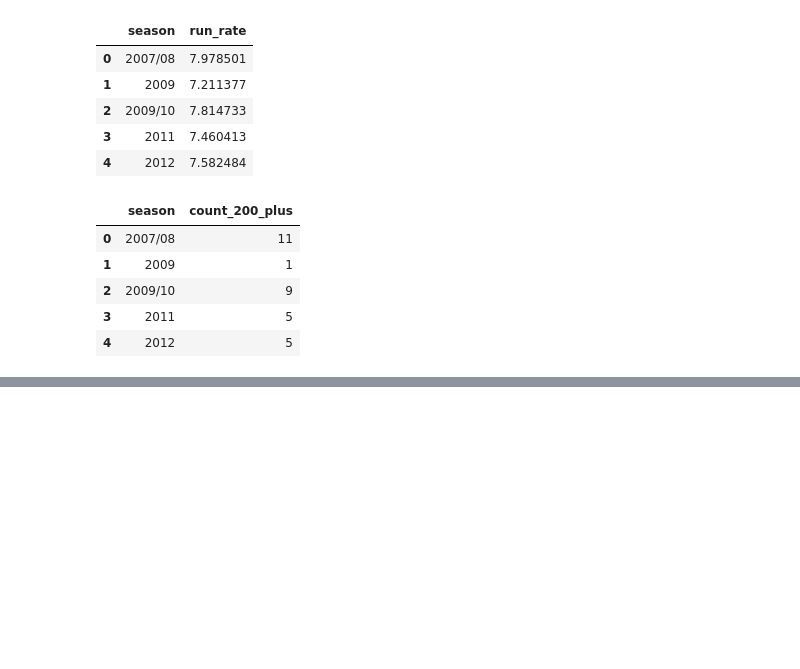
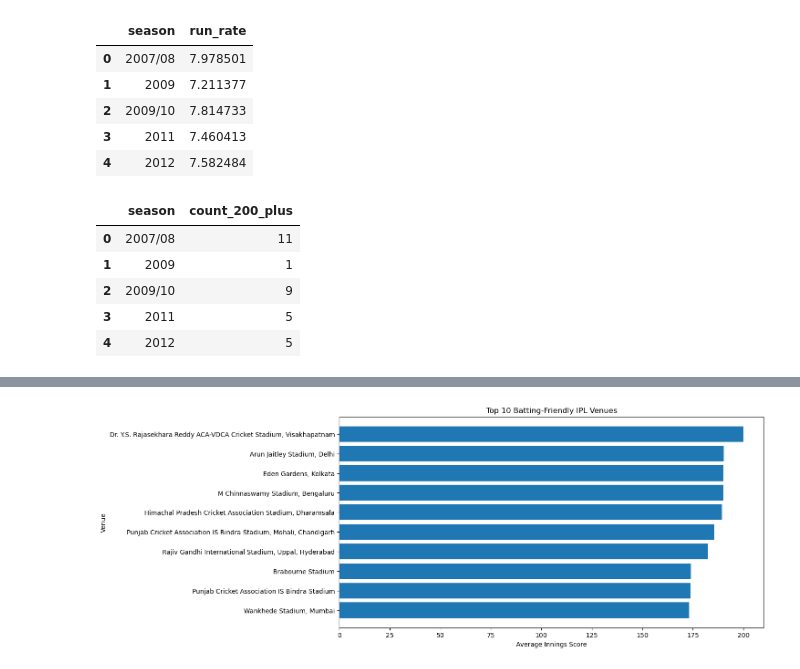
Before and after one commit to jayanthnitc/IPL-Batter-Friendliness-Analysis, a Jupyter notebook: notebooks/IPL_EDA.ipynb, the cells around one changed output, grey strips where cells are left out. Drawn from its saved outputs; the diff is of its cells as text; code cells hidden in the pictures; blank space fills up the shorter version.

```diff
--- a/notebooks/IPL_EDA.ipynb
+++ b/notebooks/IPL_EDA.ipynb
@@ -432,0 +471,21 @@ scores_200.head()
+# %%
+##venue analysis
+venue_scores = (
+    ipl.groupby(
+        ['venue', 'match_id', 'inning']
+    )['total_runs']
+    .sum()
+    .reset_index()
+)
+# %%
+venue_avg = (
+    venue_scores.groupby('venue')['total_runs']
+    .mean()
+    .sort_values(ascending=False)
+    .reset_index()
+)
+
+venue_avg.columns = [
+    'venue',
+    'avg_score'
+]
@@ -432,0 +506,19 @@ scores_200.head()
+# %%
+top_venues = venue_avg.head(10)
+
+plt.figure(figsize=(12,6))
+
+plt.barh(
+    top_venues['venue'],
+    top_venues['avg_score']
+)
+
+plt.title('Top 10 Batting-Friendly IPL Venues')
+plt.xlabel('Average Innings Score')
+plt.ylabel('Venue')
+
+plt.gca().invert_yaxis()
+
+plt.show()
+# %% [output]
+[figure, added]
```
Also changed, not shown: parts of 42 cells of this notebook.
